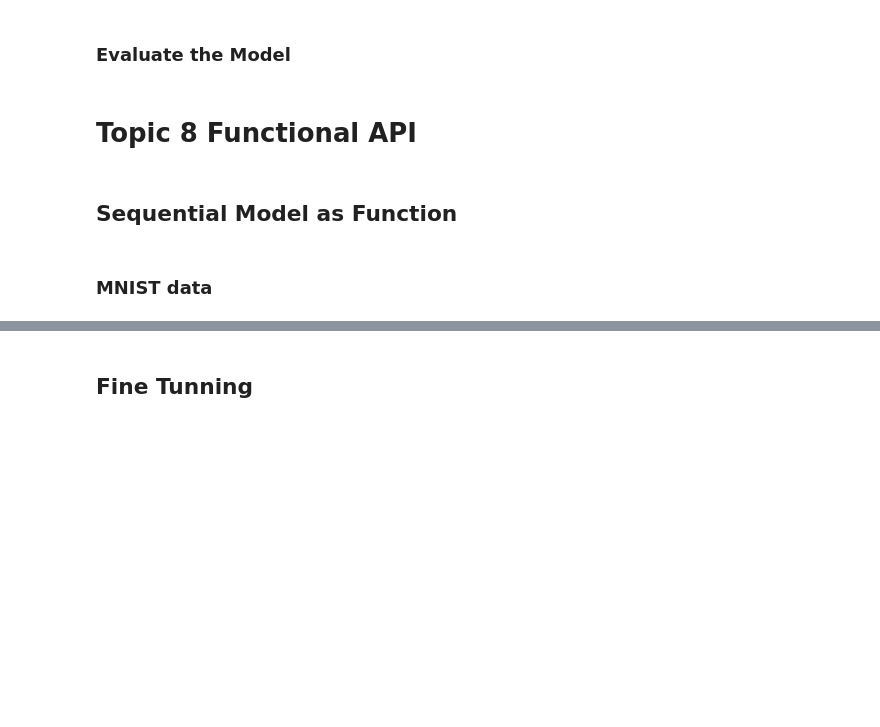
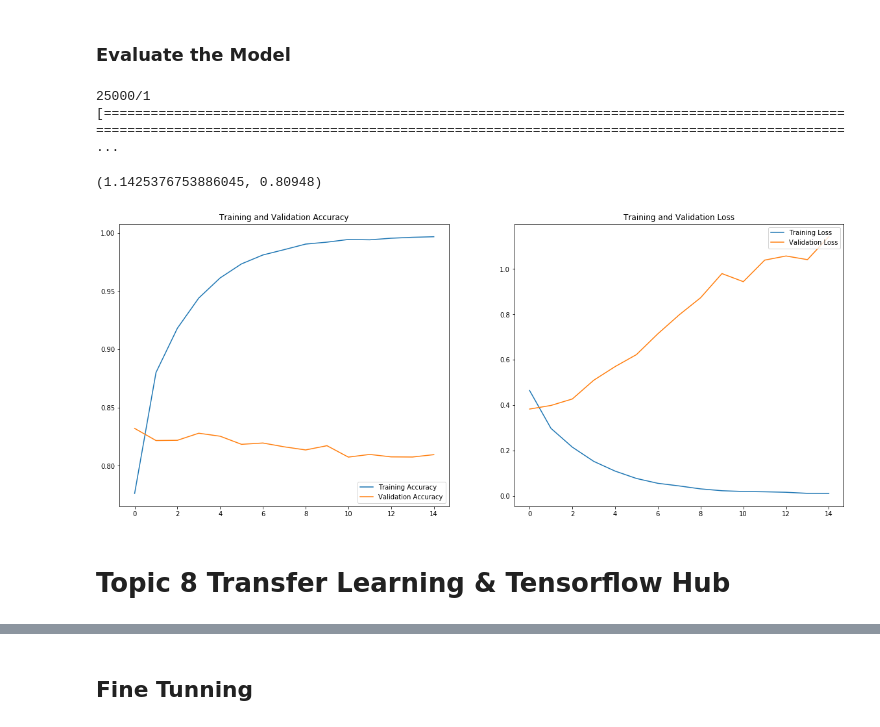
Before and after one commit to tertiarycourses/Tensorflow2Training, a Jupyter notebook: tensorflow2.ipynb, the cells around one changed output, grey strips where cells are left out. Cells and saved outputs as stored; diff of their text form; code cells hidden in the pictures; blank space fills up the shorter version.

```diff
--- a/tensorflow2.ipynb
+++ b/tensorflow2.ipynb
@@ -859,0 +876,18 @@ test_dataset = test_dataset.padded_batch(BATCH_SIZE, test_dataset.output_shapes)
+# %%
+from tensorflow.keras.datasets import imdb
+from tensorflow.keras.preprocessing import sequence
+
+max_features = 20000
+maxlen = 80
+batch_size = 32
+
+print('Loading data...')
+(x_train, y_train), (x_test, y_test) = imdb.load_data(num_words=max_features)
+print(len(x_train), 'train sequences')
+print(len(x_test), 'test sequences')
+
+print('Pad sequences (samples x time)')
+x_train = sequence.pad_sequences(x_train, maxlen=maxlen)
+x_test = sequence.pad_sequences(x_test, maxlen=maxlen)
+print('x_train shape:', x_train.shape)
+print('x_test shape:', x_test.shape)
@@ -869,10 +903,15 @@ model = tf.keras.Sequential([
+# %%
+from tensorflow.keras.models import Sequential
+from tensorflow.keras.layers import Dense, Embedding
+from tensorflow. keras.layers import LSTM
+
+model = Sequential()
+model.add(Embedding(max_features, 128))
+model.add(LSTM(128, dropout=0.2, recurrent_dropout=0.2))
+model.add(Dense(1, activation='sigmoid'))
 # %% [markdown]
 ### Train the Model
 # %%
-model.compile(loss='binary_crossentropy',
-              optimizer=tf.keras.optimizers.Adam(1e-4),
-              metrics=['accuracy'])
+model.compile(loss='binary_crossentropy',optimizer='adam',metrics=['accuracy'])
 # %%
-history = model.fit(train_dataset, epochs=10,
-                    validation_data=test_dataset,
-                    validation_steps=30)
+history = model.fit(x_train, y_train, batch_size=batch_size,epochs=15,validation_data=(x_test, y_test))
@@ -879,30 +936,36 @@ history = model.fit(train_dataset, epochs=10,
 # %% [markdown]
 ### Evaluate the Model
+# %%
+score, acc = model.evaluate(x_test, y_test,batch_size=batch_size)
+score, acc
+# %% [output]
+25000/1 [=============================================================================================================================================================================================== ...
+(1.1425376753886045, 0.80948)
 # %%
+import matplotlib.pyplot as plt
+
 acc = history.history['accuracy']
 val_acc = history.history['val_accuracy']
 
 loss = history.history['loss']
 val_loss = history.history['val_loss']
 
-epochs_range = range(10)
+epochs_range = range(15)
 
 plt.figure(figsize=(20, 8))
 plt.subplot(1, 2, 1)
 plt.plot(epochs_range, acc, label='Training Accuracy')
 plt.plot(epochs_range, val_acc, label='Validation Accuracy')
 plt.legend(loc='lower right')
 plt.title('Training and Validation Accuracy')
 
 plt.subplot(1, 2, 2)
 plt.plot(epochs_range, loss, label='Training Loss')
 plt.plot(epochs_range, val_loss, label='Validation Loss')
 plt.legend(loc='upper right')
 plt.title('Training and Validation Loss')
 plt.show()
+# %% [output]
+[figure, added]
 # %% [markdown]
-# Topic 8 Functional API
+# Topic 8 Transfer Learning & Tensorflow Hub
-# %% [markdown]
-## Sequential Model as Function
-# %% [markdown]
-### MNIST data
```
Also changed, not shown: parts of 88 cells of this notebook.
